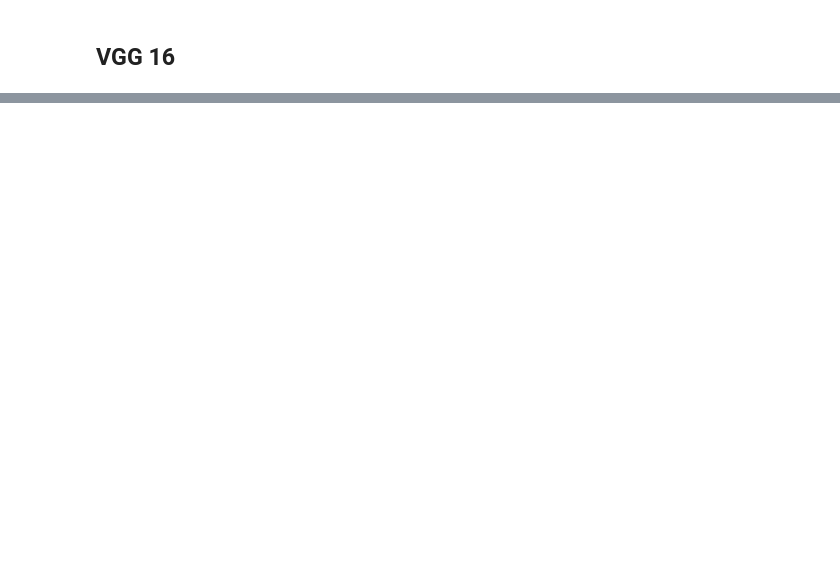
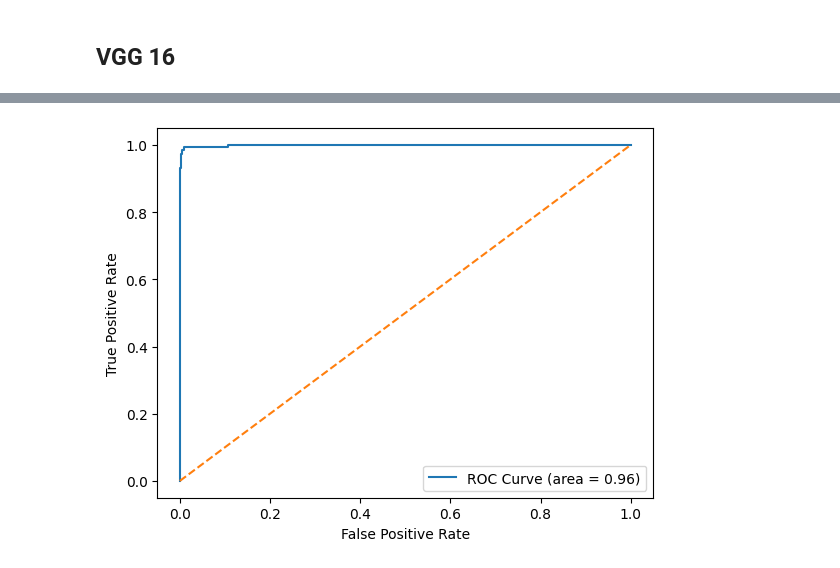
Before and after one commit to mirugwe1/TB_AI_screening, a Jupyter notebook: screening_model.ipynb, the cells around one changed output, grey strips where cells are left out. Saved outputs shown, nothing was run; the diff lists cells and outputs as text; code cells hidden in the pictures; blank space fills up the shorter version.

```diff
--- a/screening_model.ipynb
+++ b/screening_model.ipynb
@@ -317,0 +395,18 @@ plt.show()
+# %%
+vgg19 = VGG19(weights='imagenet', include_top=False, input_shape=(256, 256, 3))
+
+for layer in vgg19.layers:
+    layer.trainable = False
+
+model = Sequential()
+model.add(vgg19)
+
+# Adding new layers
+model.add(Flatten())
+model.add(Dense(units=512, activation='relu'))
+model.add(Dropout(0.2))
+model.add(Dense(units=2, activation='softmax'))
+
+model.compile(optimizer='adam', loss='binary_crossentropy', metrics=['accuracy'])
+
+model.summary()
@@ -317,0 +510,9 @@ plt.show()
+# %%
+y_pred_prob = model.predict(X_test_rgb)
+
+if y_pred_prob.ndim > 1 and y_pred_prob.shape[1] > 1:
+    y_pred_prob = y_pred_prob[:, 1]
+
+auc_score = roc_auc_score(y_test, y_pred_prob)
+
+print('AUC score:', auc_score)
@@ -317,0 +522,12 @@ plt.show()
+# %%
+fpr, tpr, thresholds = roc_curve(y_test, y_pred_prob)
+
+plt.plot(fpr, tpr, label='ROC Curve (area = 0.96)')
+plt.plot([0, 1], [0, 1], linestyle='--')
+plt.xlabel('False Positive Rate')
+plt.ylabel('True Positive Rate')
+plt.legend(loc='lower right')
+plt.savefig('AUC.pdf',format='pdf',bbox_inches='tight')
+plt.show()
+# %% [output]
+[figure, added]
```
Also changed, not shown: parts of 56 cells of this notebook.
